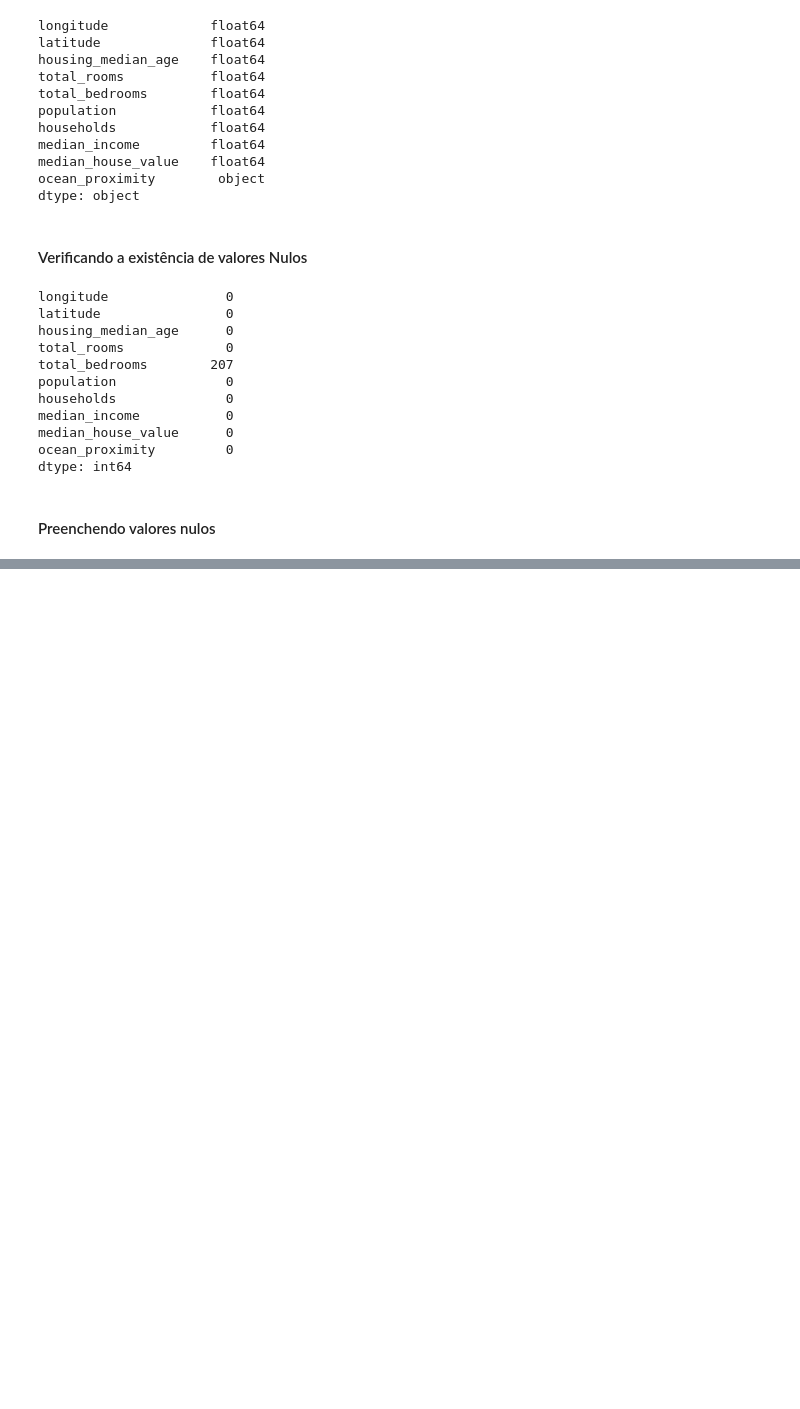
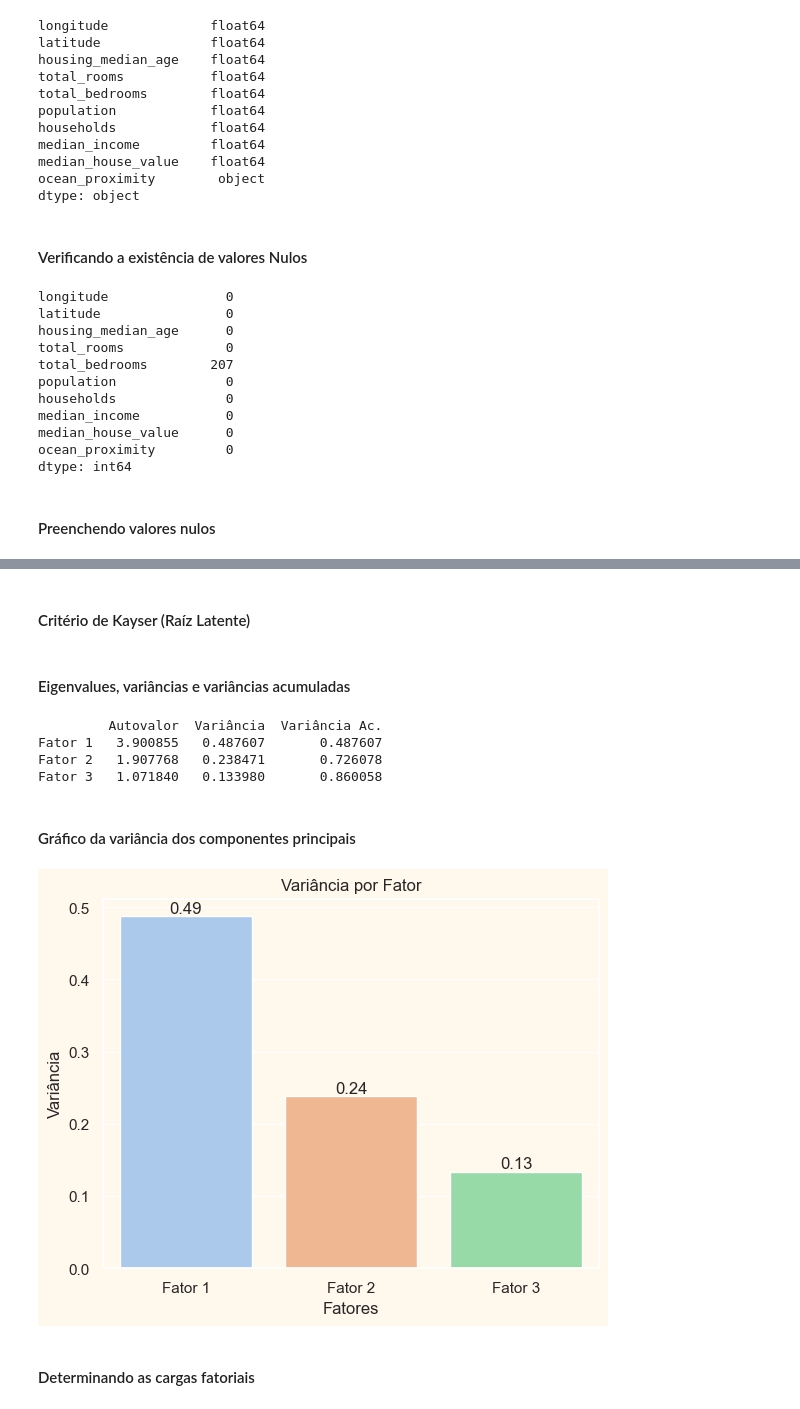
Before and after one commit to sidinei-ag/machine_learning, a Jupyter notebook: HousingProject.ipynb, the cells around one changed output, grey strips where cells are left out. Drawn from its saved outputs; the diff is of its cells as text; code cells hidden in the pictures; blank space fills up the shorter version.

```diff
--- a/HousingProject.ipynb
+++ b/HousingProject.ipynb
@@ -62,0 +174,3 @@ dtype: int64
+# %%
+df_pca = df
+df_pca = df_pca.drop(['ocean_proximity', 'median_house_value'], axis=1)
@@ -62,0 +179,4 @@ dtype: int64
+# %%
+df_pca_std = StandardScaler().fit_transform(df_pca)
+df_pca_std = pd.DataFrame(df_pca_std)
+df_pca_std.columns = df_pca.columns
@@ -62,0 +221,33 @@ dtype: int64
+# %% [markdown]
+#### Critério de Kayser (Raíz Latente)
+# %%
+# Dentre os autovalores possíveis, devemos escolher os que possuem carga maio ou igual a 1, siginifica que o fator
+# sozinho explica mais a variabilidade dos dados do que uma única variável original
+
+fat = FactorAnalyzer(n_factors=3, method='principal', rotation=None).fit(df_pca_std)
+# %% [markdown]
+#### Eigenvalues, variâncias e variâncias acumuladas
+# %%
+autovalores_fatores = fat.get_factor_variance()
+tabela_eigen = pd.DataFrame(autovalores_fatores)
+tabela_eigen.index = ['Autovalor', 'Variância', 'Variância Ac.']
+tabela_eigen.columns = [f'Fator {i + 1}' for i, v in enumerate(tabela_eigen.columns)]
+tabela_eigen = tabela_eigen.T
+print(tabela_eigen)
+# %% [output]
+         Autovalor  Variância  Variância Ac.
+Fator 1   3.900855   0.487607       0.487607
+Fator 2   1.907768   0.238471       0.726078
+Fator 3   1.071840   0.133980       0.860058
+# %% [markdown]
+#### Gráfico da variância dos componentes principais
+# %%
+ax = sns.barplot(data=tabela_eigen, y=tabela_eigen['Variância'], x=tabela_eigen.index, palette='pastel')
+plt.xlabel('Fatores')
+plt.title ('Variância por Fator')
+for barra in ax.containers:
+    ax.bar_label(barra, fmt='%.2f', label_type='edge')
+# %% [output]
+[figure, added]
+# %% [markdown]
+#### Determinando as cargas fatoriais
```
Also changed, not shown: parts of 34 cells of this notebook.
